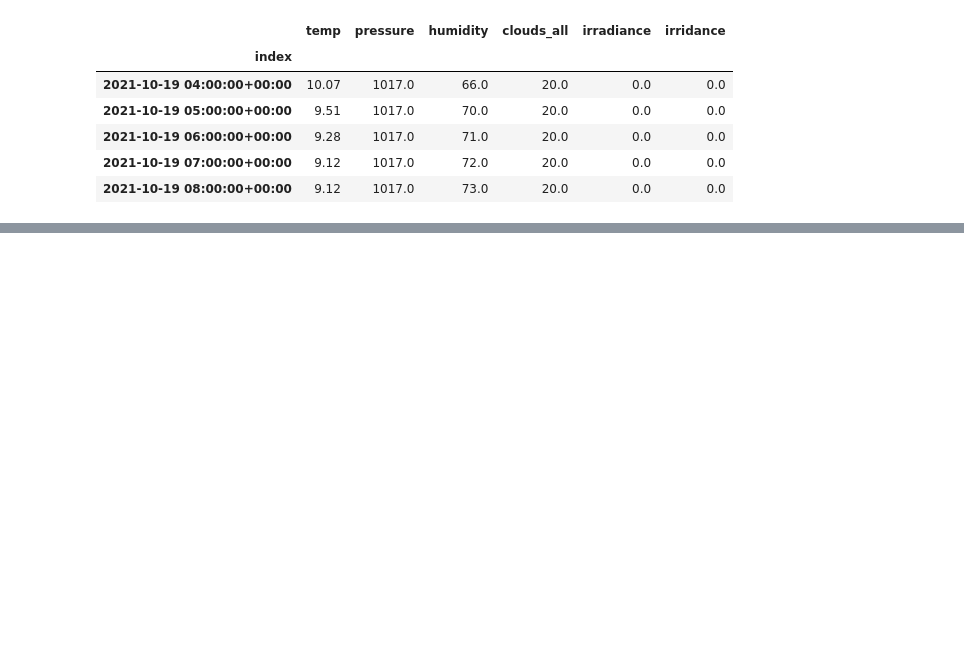
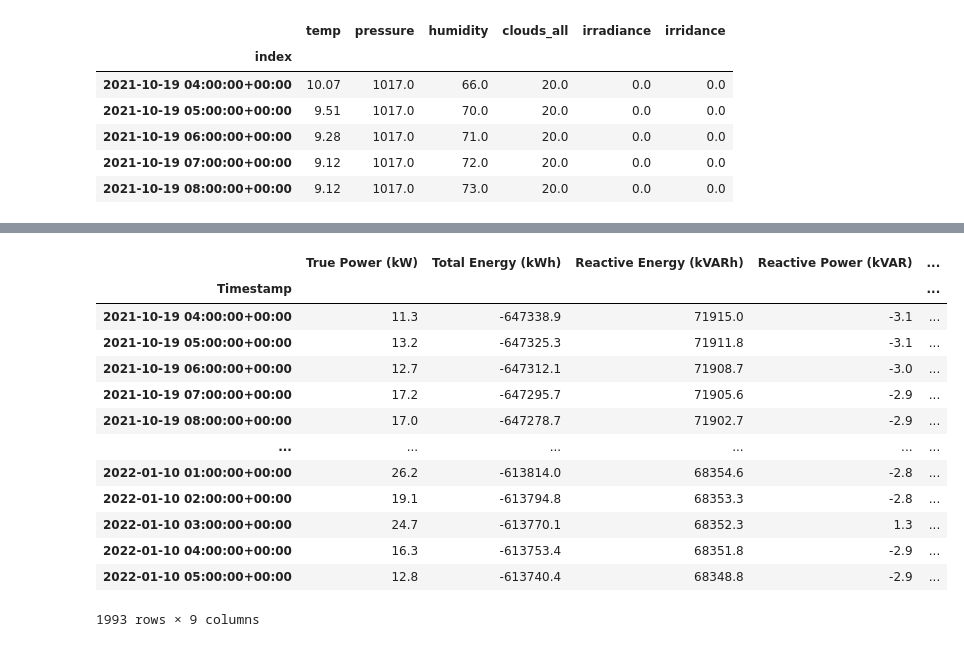
Before and after one commit to samsipe/amplify-microgrid-ai, a Jupyter notebook: notebooks/predict_power_gen_initial_model.ipynb, the cells around one changed output, grey strips where cells are left out. Drawn from its saved outputs; the diff is of its cells as text; code cells hidden in the pictures; blank space fills up the shorter version.

```diff
--- a/notebooks/predict_power_gen_initial_model.ipynb
+++ b/notebooks/predict_power_gen_initial_model.ipynb
@@ -52,0 +77,4 @@ weather_data.head()
+# %%
+# Extract just the power generation data from building_data
+power_gen_data = building_data.usage
+power_gen_data.head()
@@ -52,0 +89,18 @@ weather_data.head()
+# %%
+# Sort the data
+power_gen_data.sort_values('Timestamp')
+# %% [output]
+|  | True Power (kW) | Total Energy (kWh) | Reactive Energy (kVARh) | Reactive Power (kVAR) | ... |
+| Timestamp |  |  |  |  | ... |
+| 2021-10-19 04:00:00+00:00 | 11.3 | -647338.9 | 71915.0 | -3.1 | ... |
+| 2021-10-19 05:00:00+00:00 | 13.2 | -647325.3 | 71911.8 | -3.1 | ... |
+| 2021-10-19 06:00:00+00:00 | 12.7 | -647312.1 | 71908.7 | -3.0 | ... |
+| 2021-10-19 07:00:00+00:00 | 17.2 | -647295.7 | 71905.6 | -2.9 | ... |
+| 2021-10-19 08:00:00+00:00 | 17.0 | -647278.7 | 71902.7 | -2.9 | ... |
+| ... | ... | ... | ... | ... | ... |
+| 2022-01-10 01:00:00+00:00 | 26.2 | -613814.0 | 68354.6 | -2.8 | ... |
+| 2022-01-10 02:00:00+00:00 | 19.1 | -613794.8 | 68353.3 | -2.8 | ... |
+| 2022-01-10 03:00:00+00:00 | 24.7 | -613770.1 | 68352.3 | 1.3 | ... |
+| 2022-01-10 04:00:00+00:00 | 16.3 | -613753.4 | 68351.8 | -2.9 | ... |
+| 2022-01-10 05:00:00+00:00 | 12.8 | -613740.4 | 68348.8 | -2.9 | ... |
+1993 rows × 9 columns
```
Also changed, not shown: parts of 8 cells of this notebook.
